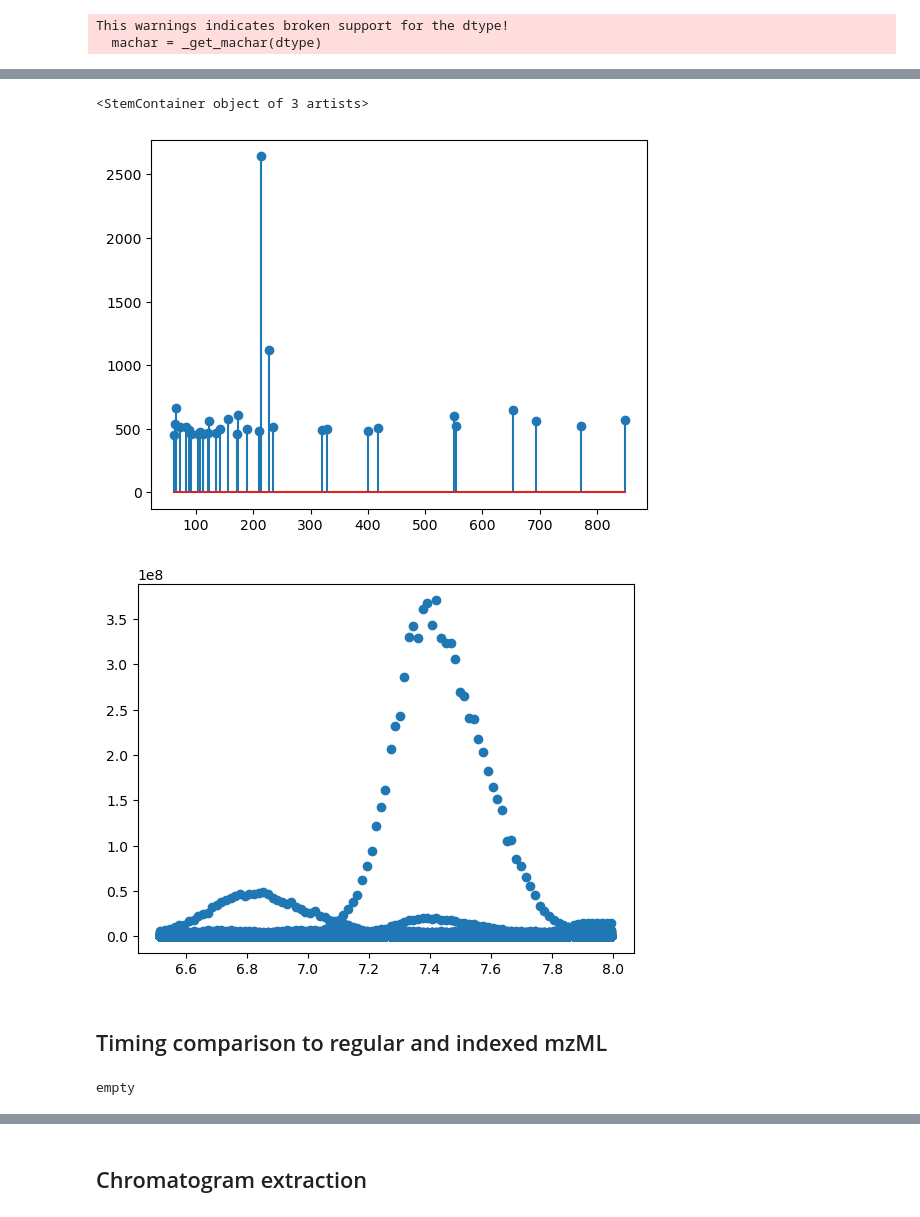
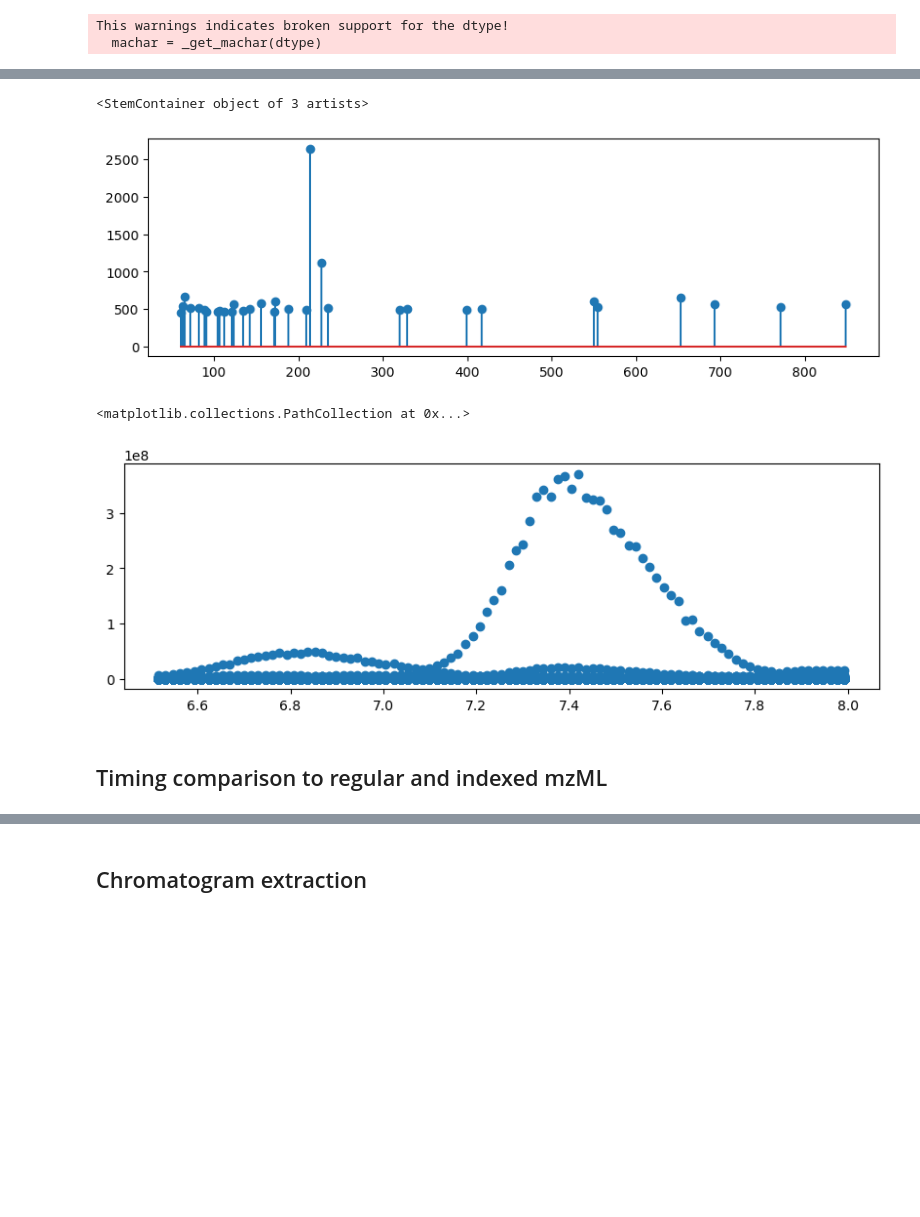
Before and after one commit to wkumler/mzsql, a Jupyter notebook: demo_notebooks/mzMLb_notebook.ipynb, the cells around one changed output, grey strips where cells are left out. Cells and saved outputs as stored; diff of their text form; code cells hidden in the pictures; blank space fills up the shorter version.

```diff
--- a/demo_notebooks/mzMLb_notebook.ipynb
+++ b/demo_notebooks/mzMLb_notebook.ipynb
@@ -1,9 +1,7 @@
 # %%
 import matplotlib.pyplot as plt
-from pyteomics import mzml, mzmlb
-import numpy as np
-import pandas as pd
-import h5py
+plt.rcParams["figure.figsize"] = (10, 3)  # (width, height) in inches
+from mzsql import *
 # %% [output]
 This warnings indicates broken support for the dtype!
   machar = _get_machar(dtype)
@@ -37,41 +17,16 @@ plt.show()
 # %%
-def get_spec_mzmlb_pyteomics(file, scan_num):
-    file_data = mzmlb.MzMLb(file)
-    return(pd.DataFrame({"mz":file_data[scan_num]['m/z array'], "int":file_data[scan_num]['intensity array']}))
-
-spec_data = get_spec_mzmlb_pyteomics("demo_data/180205_Poo_TruePoo_Full1.mzMLb", 1)
+spec_data = get_spec_mzmlb("../demo_data/180205_Poo_TruePoo_Full1.mzMLb", 1)
 plt.stem(spec_data["mz"], spec_data["int"])
 # %% [output]
 <StemContainer object of 3 artists>
-[figure, old version]
+[figure, new version]
 # %%
-def get_rtrange_mzmlb_pyteomics(file, rtstart, rtend):
-    scan_dfs = []
-    for spectrum in mzmlb.MzMLb(file):
-        rt_val = spectrum['scanList']['scan'][0]['scan start time']
-        if(rtstart < rt_val < rtend):
-            mz_vals=spectrum['m/z array']
-            int_vals = spectrum['intensity array']
-            df_scan = pd.DataFrame({'mz':mz_vals, 'int':int_vals, 'rt':[rt_val]*len(mz_vals)})
-            scan_dfs.append(df_scan)
-    return(pd.concat(scan_dfs, ignore_index=True))
-
-rtrange_data = get_rtrange_mzmlb_pyteomics('demo_data/180205_Poo_TruePoo_Full1.mzMLb', 6.5, 8)
-
+rtrange_data = get_rtrange_mzmlb('../demo_data/180205_Poo_TruePoo_Full1.mzMLb', 6.5, 8)
 plt.scatter(rtrange_data["rt"], rtrange_data["int"])
-plt.show()
 # %% [output]
+<matplotlib.collections.PathCollection at 0x...>
-[figure, old version]
+[figure, new version]
 # %% [markdown]
 ## Timing comparison to regular and indexed mzML
-# %%
-import mzsql
-
-mzsql.get_spec_mzml_pyteomics("demo_data/180205_Poo_TruePoo_Full1.mzML", 1)
-#mzsql.get_spec_mzml_idx("demo_data/180205_Poo_TruePoo_Full1_idx.mzML", 3)
-mzsql.get_spec_mzmlb("demo_data/180205_Poo_TruePoo_Full1.mzMLb", 1)
-print("empty")
-# %% [output]
-empty
 # %%
 import timeit
```
Also changed, not shown: parts of 7 cells of this notebook, 3 other files.
